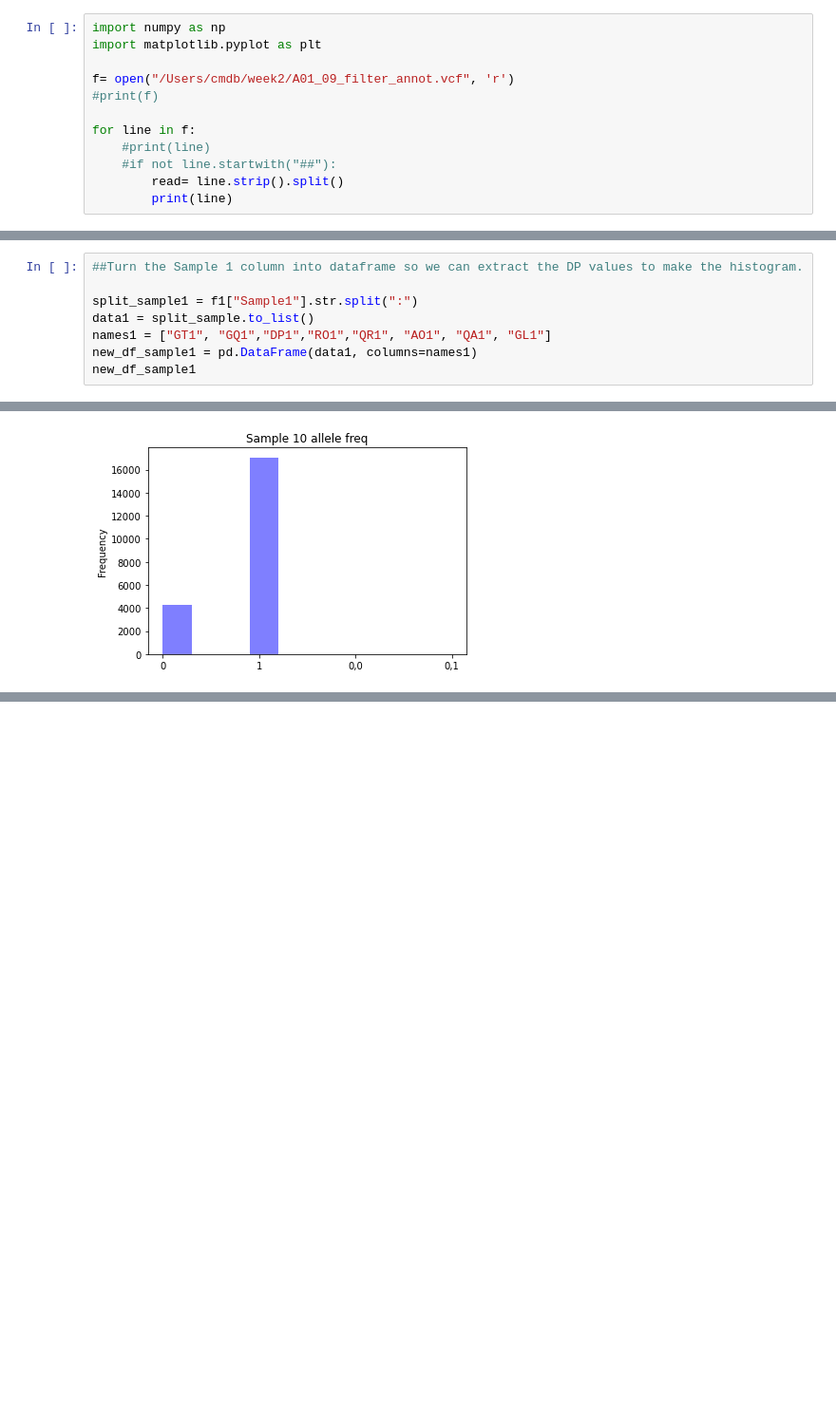
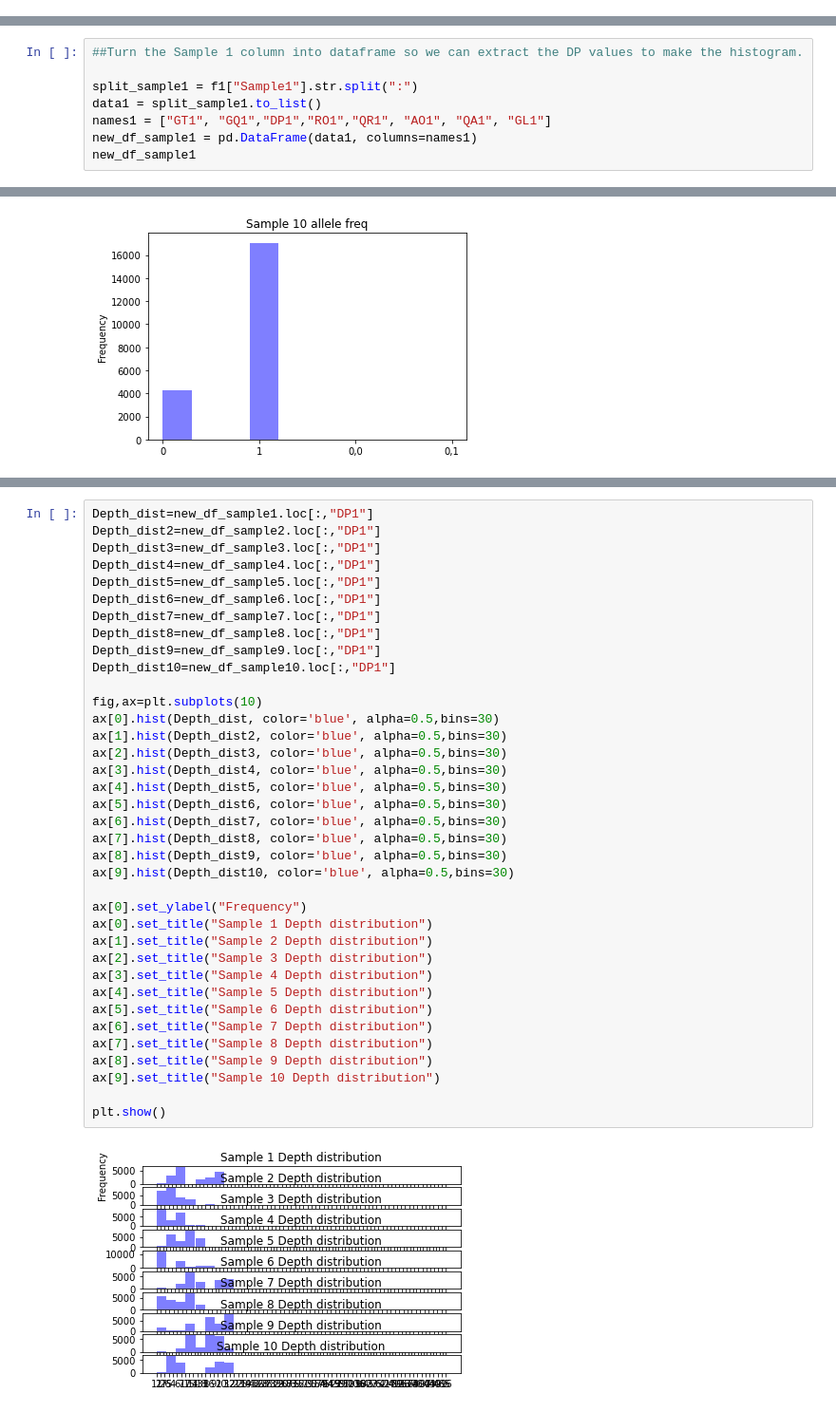
Before and after one commit to Hkhaira1/qbb2021-answers, a Jupyter notebook: week2/Graphs.ipynb, the cells around one changed output, grey strips where cells are left out. Shown at 95% size. Saved outputs shown, nothing was run; the diff lists cells and outputs as text; blank space fills up the shorter version.

Commit message:
graphs for the vcf files

```diff
--- a/week2/Graphs.ipynb
+++ b/week2/Graphs.ipynb
@@ -1,14 +1,2 @@
 # %% [markdown]
 ## Covert all the .vcf files from step #7 into dataframes
-# %%
-import numpy as np
-import matplotlib.pyplot as plt
-
-f= open("/Users/cmdb/week2/A01_09_filter_annot.vcf", 'r')
-#print(f)
-
-for line in f:
-    #print(line)
-    #if not line.startwith("##"):
-        read= line.strip().split()
-        print(line)
@@ -102,7 +66,7 @@ new_df
 ##Turn the Sample 1 column into dataframe so we can extract the DP values to make the histogram.
 
 split_sample1 = f1["Sample1"].str.split(":")
-data1 = split_sample.to_list()
+data1 = split_sample1.to_list()
 names1 = ["GT1", "GQ1","DP1","RO1","QR1", "AO1", "QA1", "GL1"]
 new_df_sample1 = pd.DataFrame(data1, columns=names1)
 new_df_sample1
@@ -745,0 +682,39 @@ plt.show()
+# %%
+Depth_dist=new_df_sample1.loc[:,"DP1"]
+Depth_dist2=new_df_sample2.loc[:,"DP1"]
+Depth_dist3=new_df_sample3.loc[:,"DP1"]
+Depth_dist4=new_df_sample4.loc[:,"DP1"]
+Depth_dist5=new_df_sample5.loc[:,"DP1"]
+Depth_dist6=new_df_sample6.loc[:,"DP1"]
+Depth_dist7=new_df_sample7.loc[:,"DP1"]
+Depth_dist8=new_df_sample8.loc[:,"DP1"]
+Depth_dist9=new_df_sample9.loc[:,"DP1"]
+Depth_dist10=new_df_sample10.loc[:,"DP1"]
+
+fig,ax=plt.subplots(10)
+ax[0].hist(Depth_dist, color='blue', alpha=0.5,bins=30)
+ax[1].hist(Depth_dist2, color='blue', alpha=0.5,bins=30)
+ax[2].hist(Depth_dist3, color='blue', alpha=0.5,bins=30)
+ax[3].hist(Depth_dist4, color='blue', alpha=0.5,bins=30)
+ax[4].hist(Depth_dist5, color='blue', alpha=0.5,bins=30)
+ax[5].hist(Depth_dist6, color='blue', alpha=0.5,bins=30)
+ax[6].hist(Depth_dist7, color='blue', alpha=0.5,bins=30)
+ax[7].hist(Depth_dist8, color='blue', alpha=0.5,bins=30)
+ax[8].hist(Depth_dist9, color='blue', alpha=0.5,bins=30)
+ax[9].hist(Depth_dist10, color='blue', alpha=0.5,bins=30)
+
+ax[0].set_ylabel("Frequency")
+ax[0].set_title("Sample 1 Depth distribution")
+ax[1].set_title("Sample 2 Depth distribution")
+ax[2].set_title("Sample 3 Depth distribution")
+ax[3].set_title("Sample 4 Depth distribution")
+ax[4].set_title("Sample 5 Depth distribution")
+ax[5].set_title("Sample 6 Depth distribution")
+ax[6].set_title("Sample 7 Depth distribution")
+ax[7].set_title("Sample 8 Depth distribution")
+ax[8].set_title("Sample 9 Depth distribution")
+ax[9].set_title("Sample 10 Depth distribution")
+
+plt.show()
+# %% [output]
+[figure, added]
```
Also changed, not shown: parts of 7 cells of this notebook.
